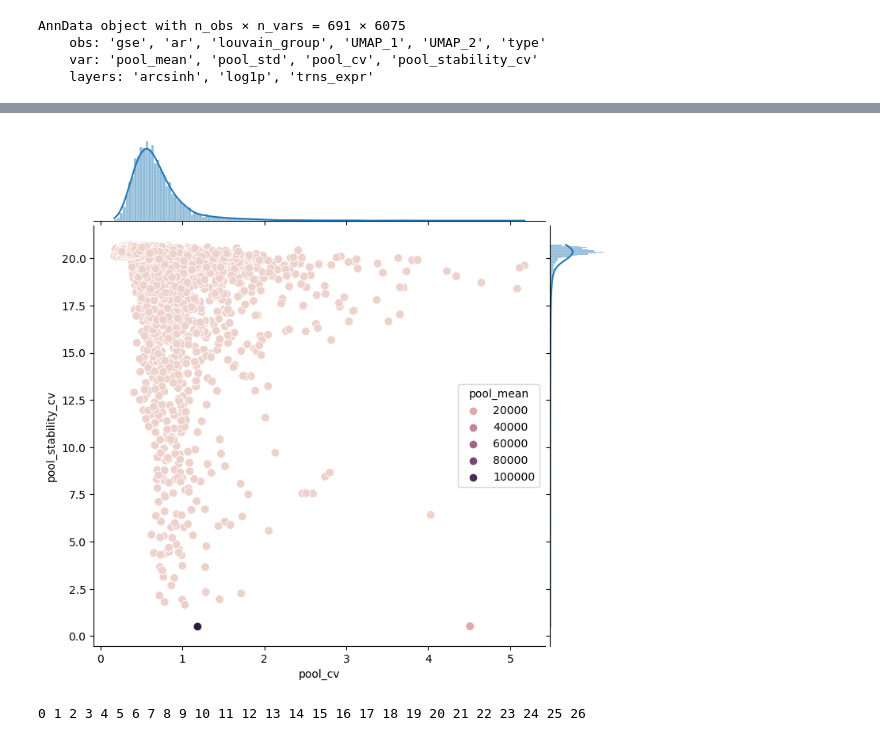
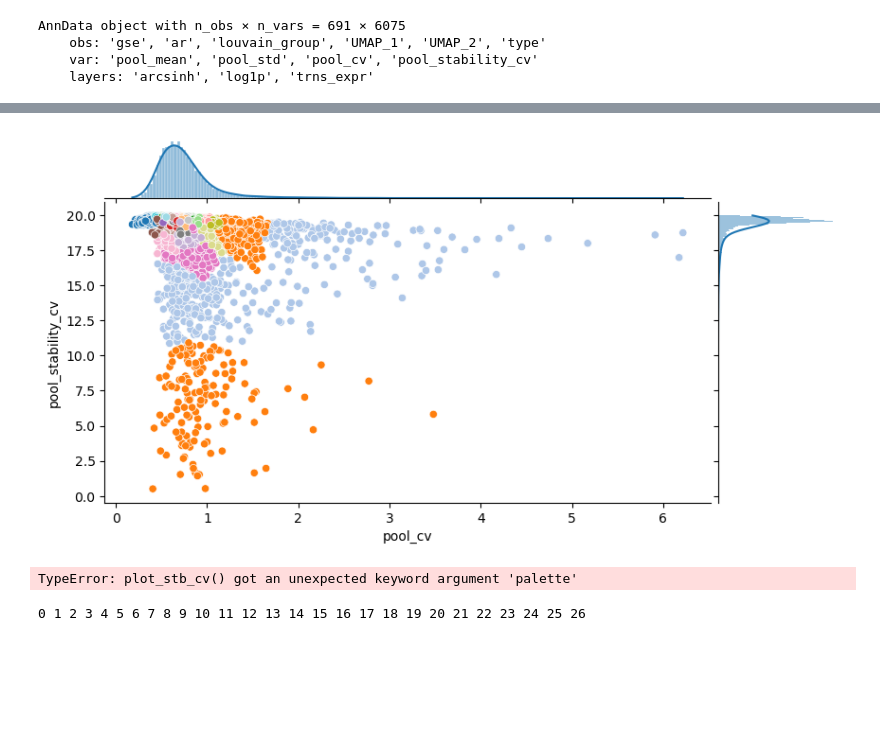
Before and after one commit to guilhermetabordaribas/housekeepingMinerPy, a Jupyter notebook: testing_pkg_hkgMiner.ipynb, the cells around one changed output, grey strips where cells are left out. Saved outputs shown, nothing was run; the diff lists cells and outputs as text; code cells hidden in the pictures; blank space fills up the shorter version.

```diff
--- a/testing_pkg_hkgMiner.ipynb
+++ b/testing_pkg_hkgMiner.ipynb
@@ -126,3 +115,7 @@ sns.scatterplot(x='pool_cv',y='pool_stability_cv', hue='pool_mean', data=adata.v
+# %%
+hkg.plot.plot_stb_cv(adata, hue='uclustering_cv_stb_labels', palette='tab20')
+# %% [output]
+[figure, added]
 # %%
 import pandas as pd
 import numpy as np
@@ -163,9 +156,8 @@ def plot_stb_cv(adata, x:str = 'pool_cv', y:str = 'pool_stability_cv', hue:str =
 
     # return fig
 # %%
-plot_stb_cv(adata)
 # %% [output]
-[figure, removed]
+TypeError: plot_stb_cv() got an unexpected keyword argument 'palette'
 # %%
 import tempfile
 import itertools
```
Also changed, not shown: parts of 9 cells of this notebook, 4 other files.
